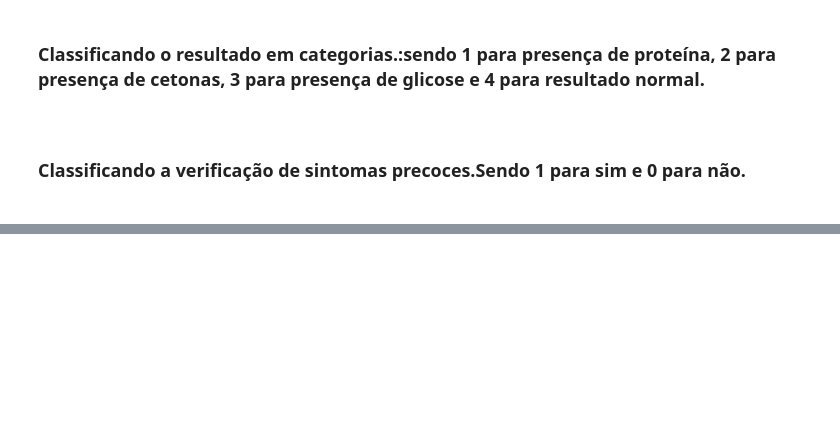
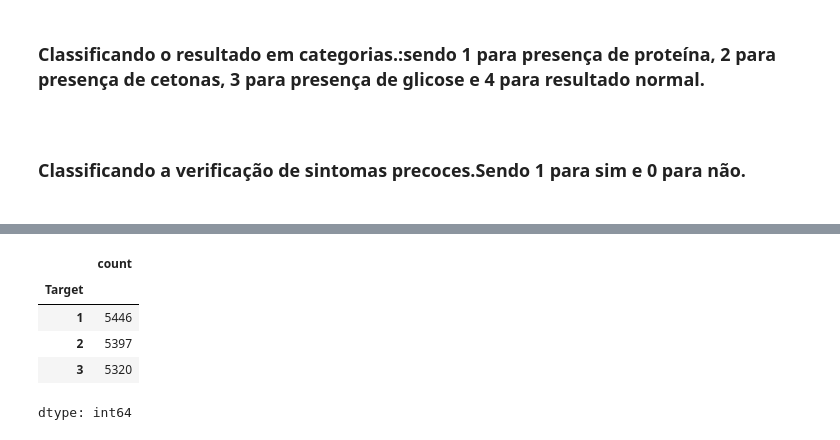
Before and after one commit to dayviddouglas/arvore_decisao_diabetes, a Jupyter notebook: Arvore_de_decisao_diabetes.ipynb, the cells around one changed output, grey strips where cells are left out. Saved outputs shown, nothing was run; the diff lists cells and outputs as text; code cells hidden in the pictures; blank space fills up the shorter version.

```diff
--- a/Arvore_de_decisao_diabetes.ipynb
+++ b/Arvore_de_decisao_diabetes.ipynb
@@ -142,0 +207,9 @@ tipos_diabetes.columns
+# %%
+tipos_diabetes['Target'].value_counts()
+# %% [output]
+|  | count |
+| Target |  |
+| 1 | 5446 |
+| 2 | 5397 |
+| 3 | 5320 |
+dtype: int64
```
Also changed, not shown: parts of 13 cells of this notebook.
